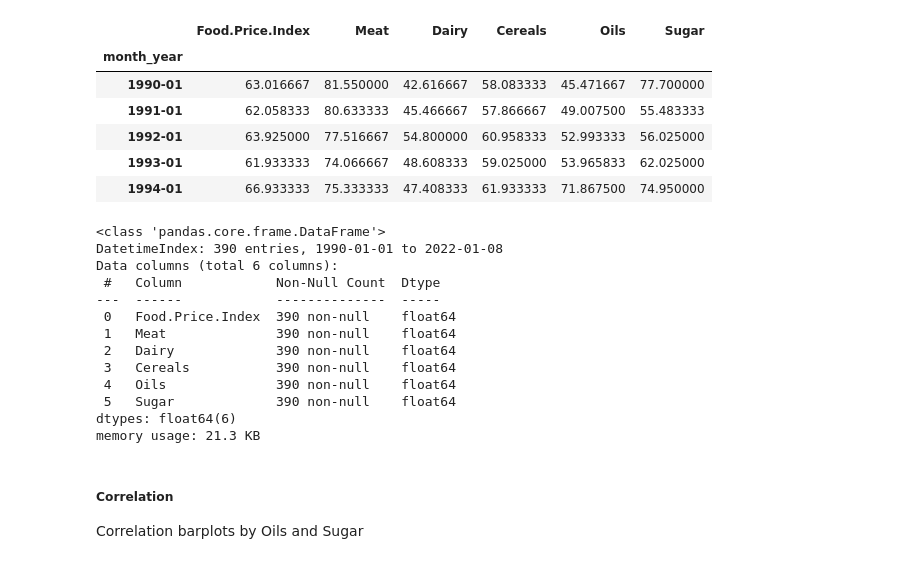
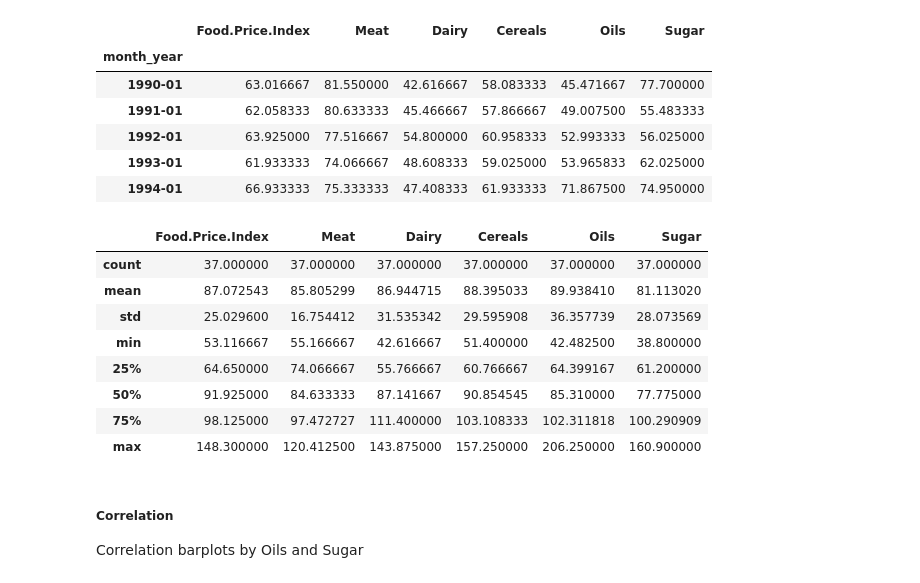
Before and after one commit to mateuszreliga/Global_food_prices, a Jupyter notebook: GFP.ipynb, the cells around one changed output. Saved outputs shown, nothing was run; the diff lists cells and outputs as text; code cells hidden in the pictures.

```diff
--- a/GFP.ipynb
+++ b/GFP.ipynb
@@ -109,19 +102,15 @@ plt.show();
 # %%
-df_mean.info()
+df_mean.describe()
 # %% [output]
-<class 'pandas.core.frame.DataFrame'>
-DatetimeIndex: 390 entries, 1990-01-01 to 2022-01-08
-Data columns (total 6 columns):
- #   Column            Non-Null Count  Dtype
----  ------            --------------  -----
- 0   Food.Price.Index  390 non-null    float64
- 1   Meat              390 non-null    float64
- 2   Dairy             390 non-null    float64
- 3   Cereals           390 non-null    float64
- 4   Oils              390 non-null    float64
- 5   Sugar             390 non-null    float64
-dtypes: float64(6)
-memory usage: 21.3 KB
+|  | Food.Price.Index | Meat | Dairy | Cereals | Oils | Sugar |
+| count | 37.000000 | 37.000000 | 37.000000 | 37.000000 | 37.000000 | 37.000000 |
+| mean | 87.072543 | 85.805299 | 86.944715 | 88.395033 | 89.938410 | 81.113020 |
+| std | 25.029600 | 16.754412 | 31.535342 | 29.595908 | 36.357739 | 28.073569 |
+| min | 53.116667 | 55.166667 | 42.616667 | 51.400000 | 42.482500 | 38.800000 |
+| 25% | 64.650000 | 74.066667 | 55.766667 | 60.766667 | 64.399167 | 61.200000 |
+| 50% | 91.925000 | 84.633333 | 87.141667 | 90.854545 | 85.310000 | 77.775000 |
+| 75% | 98.125000 | 97.472727 | 111.400000 | 103.108333 | 102.311818 | 100.290909 |
+| max | 148.300000 | 120.412500 | 143.875000 | 157.250000 | 206.250000 | 160.900000 |
 # %% [markdown]
 ##### Correlation
 Correlation barplots by Oils and Sugar
```
Also changed, not shown: parts of 1 cell of this notebook.
